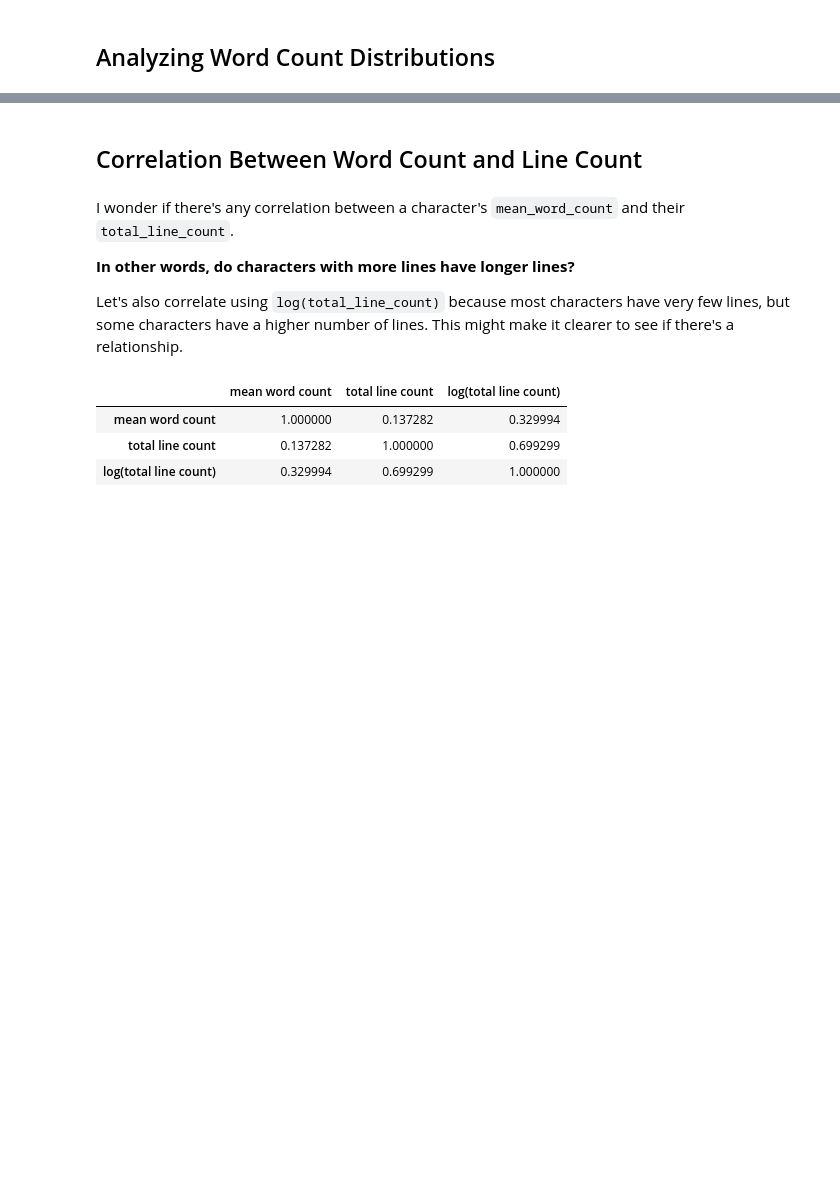
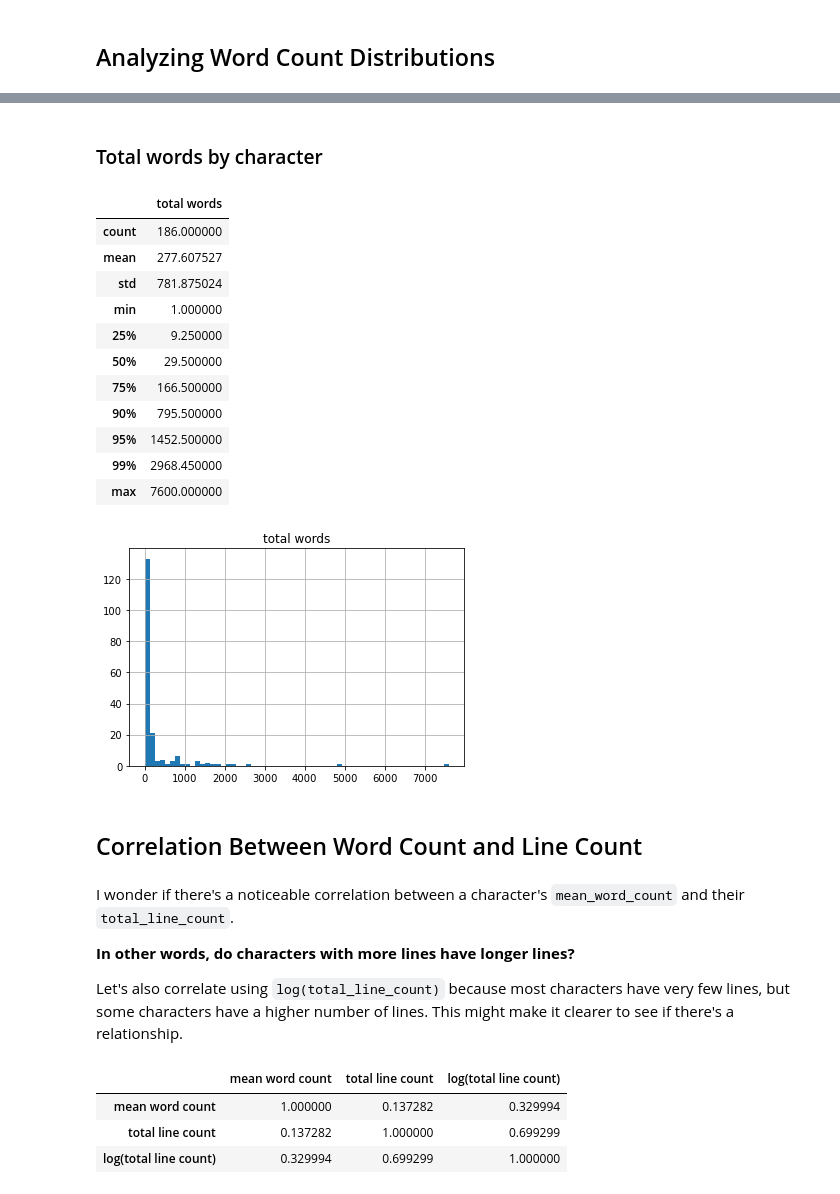
Before and after one commit to prestondunton/marvel-dialogue-nlp, a Jupyter notebook: Analysis.ipynb, the cells around one changed output, grey strips where cells are left out. Saved outputs shown, nothing was run; the diff lists cells and outputs as text; code cells hidden in the pictures; blank space fills up the shorter version.

```diff
--- a/Analysis.ipynb
+++ b/Analysis.ipynb
@@ -94,25 +163,0 @@ We might want to threshold these examples at a given number of words because it'
-# %%
-threshold = 10
-
-above_threshold = mcu["words"] >= threshold
-
-mcu_high_word_count = mcu[above_threshold]
-mcu_low_word_count = mcu[~above_threshold]
-
-high_word_line_count = pd.DataFrame(mcu_high_word_count.groupby("character").line.nunique())
-low_word_line_count = pd.DataFrame(mcu_low_word_count.groupby("character").line.nunique())
-
-word_count_table = high_word_line_count.join(low_word_line_count, how='outer', lsuffix=' high word count',
-                                             rsuffix=' low word count')
-word_count_table.fillna(0, inplace=True)
-word_count_table.columns = ["lines above threshold", "lines below threshold"]
-word_count_table['total lines'] = word_count_table.sum(axis=1)
-word_count_table['% lines above threshold'] = word_count_table['lines above threshold'] / word_count_table['total lines']
-word_count_table['% lines below threshold'] = word_count_table['lines below threshold'] / word_count_table['total lines']
-word_count_table = word_count_table.astype({'lines above threshold': "int64",
-                                            'lines below threshold': "int64",
-                                            'total lines': "int64"})
-word_count_table.sort_values(by='total lines', inplace=True, ascending=False)
-word_count_table['total words'] = mcu.groupby(by="character").sum()['words']
-
-word_count_table
@@ -138,7 +164,26 @@ word_count_table
+# %% [markdown]
+### Total words by character
+# %%
+word_count_table.hist(column="total words", bins=60)
+pd.DataFrame(word_count_table["total words"]).describe(percentiles = DESCRIBE_PERCENTILES)
+# %% [output]
+|  | total words |
+| count | 186.000000 |
+| mean | 277.607527 |
+| std | 781.875024 |
+| min | 1.000000 |
+| 25% | 9.250000 |
+| 50% | 29.500000 |
+| 75% | 166.500000 |
+| 90% | 795.500000 |
+| 95% | 1452.500000 |
+| 99% | 2968.450000 |
+| max | 7600.000000 |
+[figure, added]
 # %% [markdown]
 ## Correlation Between Word Count and Line Count
 # %% [markdown]
-I wonder if there's any correlation between a character's `mean_word_count` and their `total_line_count`.
+I wonder if there's a noticeable correlation between a character's `mean_word_count` and their `total_line_count`.
 
 **In other words, do characters with more lines have longer lines?**
 
```
Also changed, not shown: parts of 10 cells of this notebook, 2 other files.
